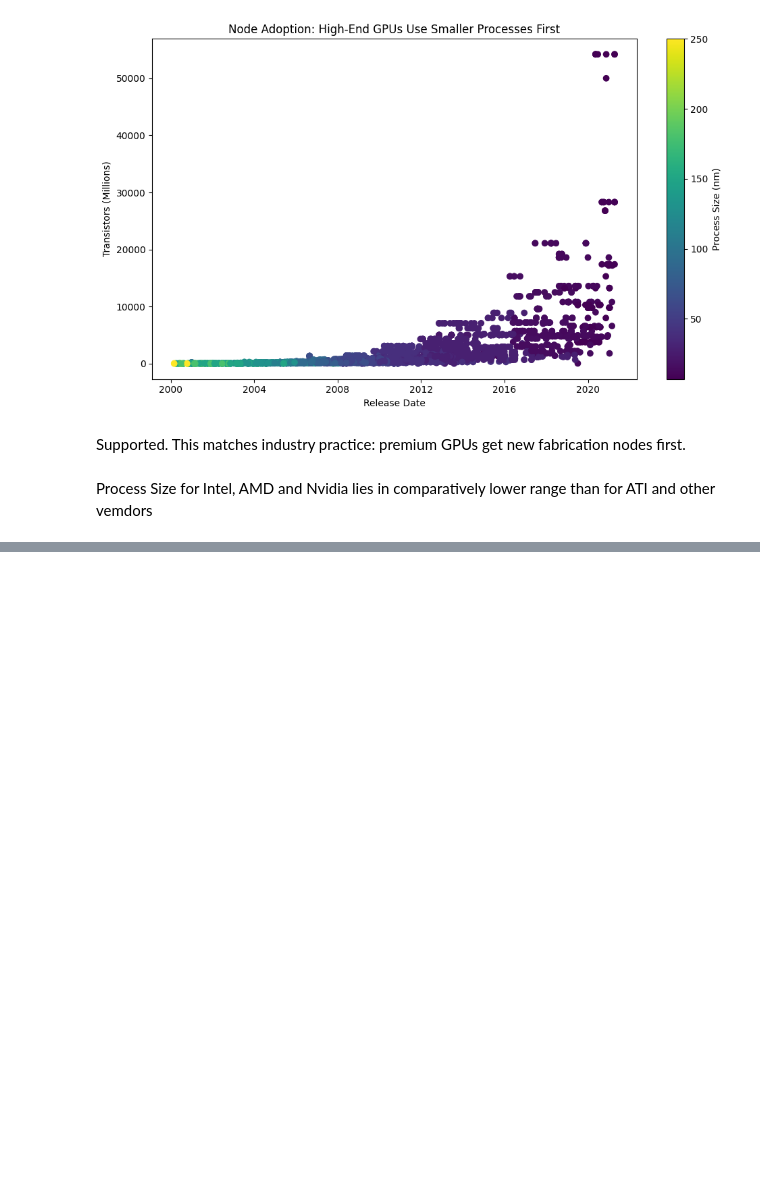
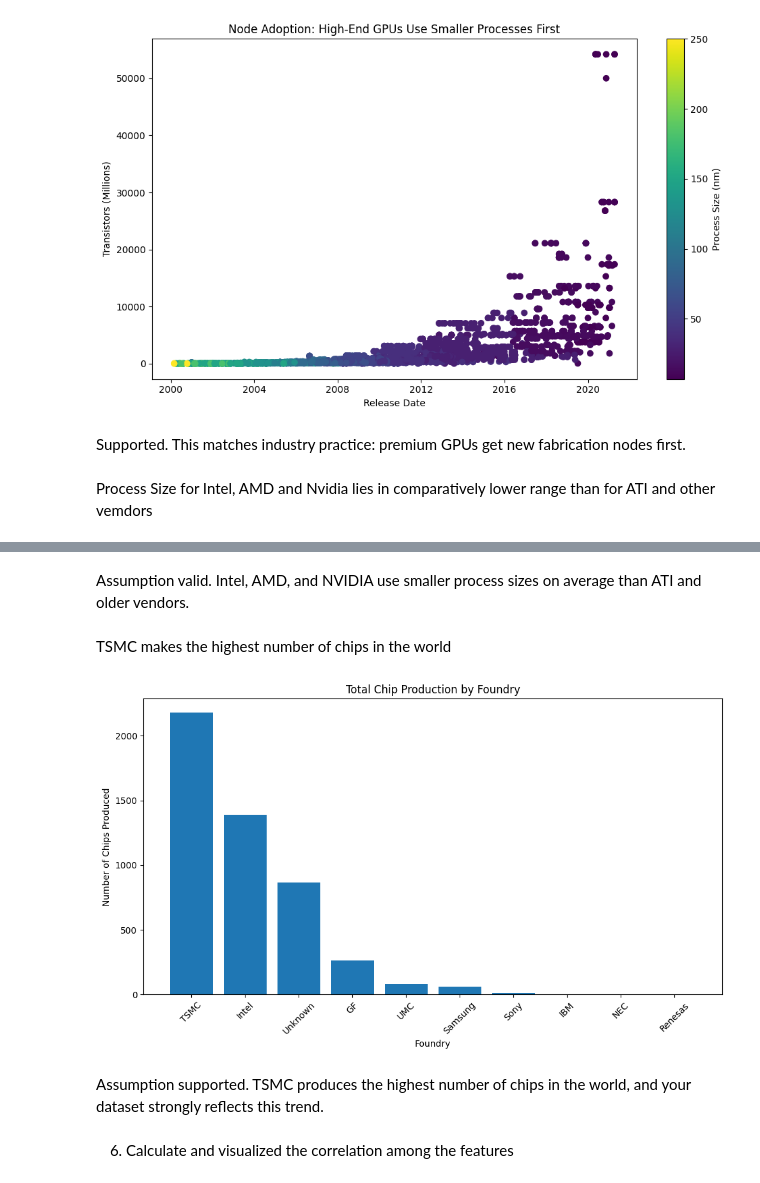
Before and after one commit to Annex-Ogeya/MACHINE_LEARNING, a Jupyter notebook: Week1_Project.ipynb, the cells around one changed output, grey strips where cells are left out. Cells and saved outputs as stored; diff of their text form; code cells hidden in the pictures; blank space fills up the shorter version.

```diff
--- a/Week1_Project.ipynb
+++ b/Week1_Project.ipynb
@@ -422,0 +439,24 @@ Process Size for Intel, AMD and Nvidia lies in comparatively lower range than fo
+# %% [markdown]
+Assumption valid.
+Intel, AMD, and NVIDIA use smaller process sizes on average than ATI and older vendors.
+# %% [markdown]
+TSMC makes the highest number of chips in the world
+# %%
+foundry_counts = df["Foundry"].value_counts()
+
+plt.figure(figsize=(10,6))
+plt.bar(foundry_counts.index, foundry_counts.values)
+
+plt.xlabel("Foundry")
+plt.ylabel("Number of Chips Produced")
+plt.title("Total Chip Production by Foundry")
+plt.xticks(rotation=45)
+plt.tight_layout()
+plt.show()
+# %% [output]
+[figure, added]
+# %% [markdown]
+Assumption supported.
+TSMC produces the highest number of chips in the world, and your dataset strongly reflects this trend.
+# %% [markdown]
+6. Calculate and visualized the correlation among the features
```
Also changed, not shown: parts of 11 cells of this notebook, 1 other file.
